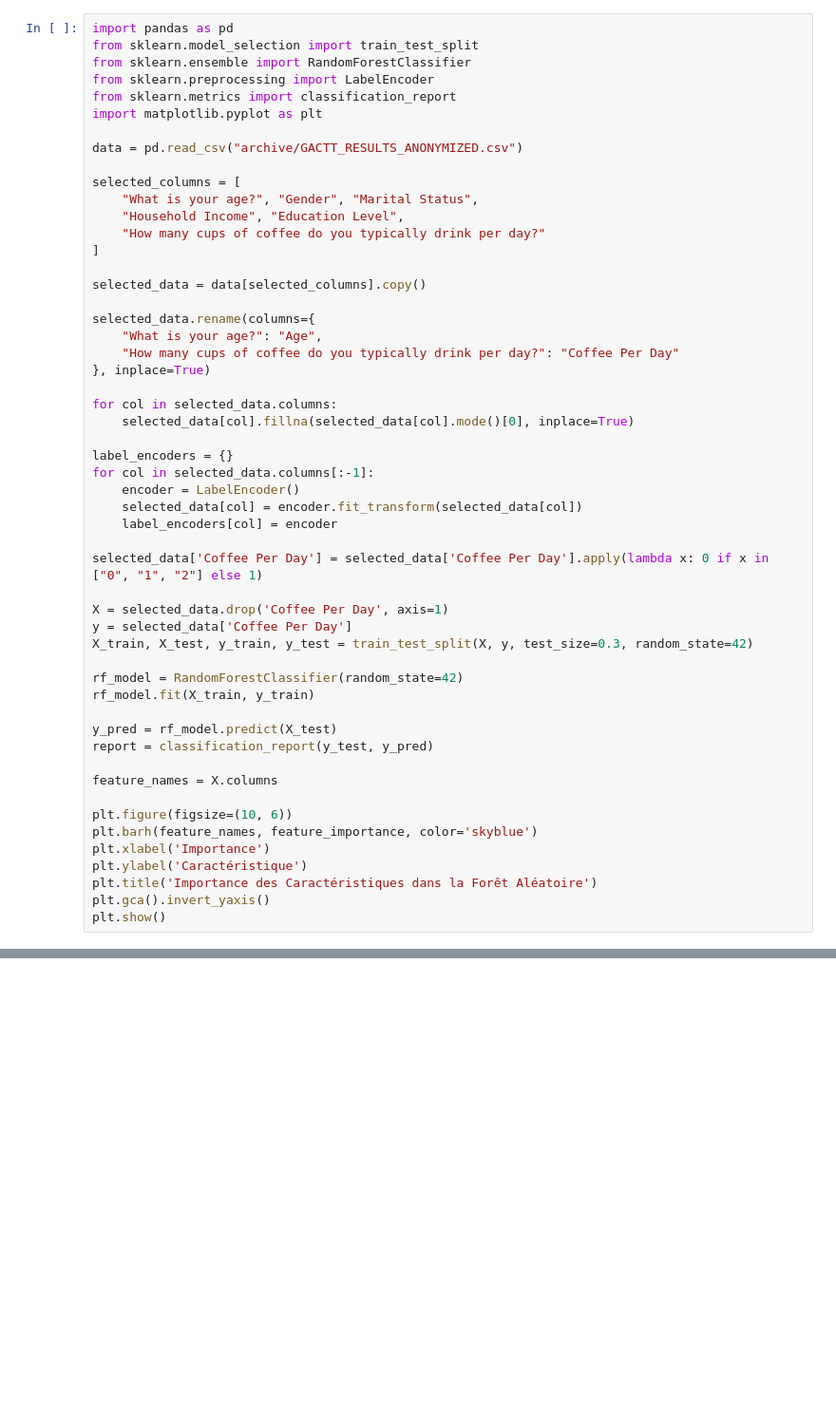
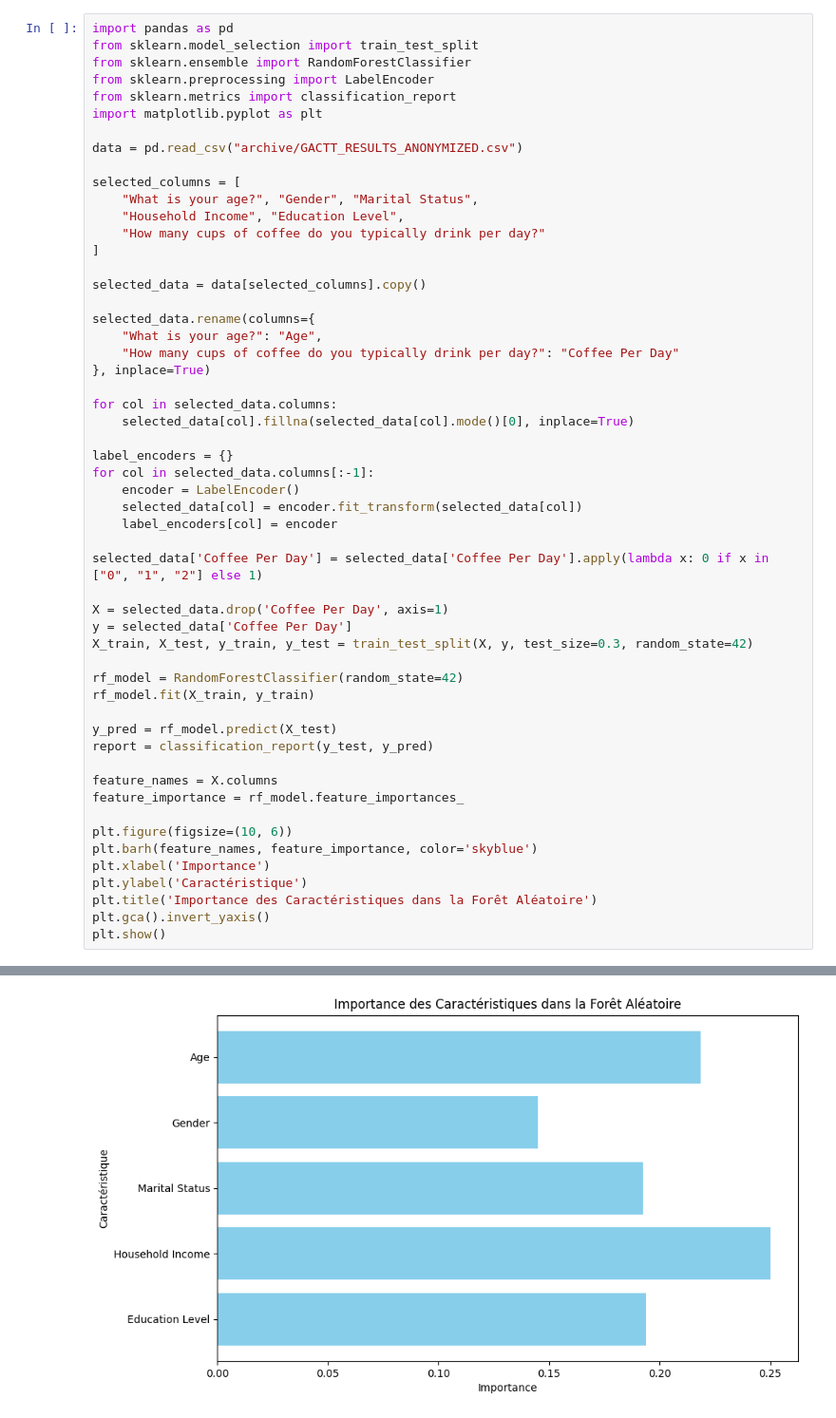
Before and after one commit to enasbo1/projet-classification, a Jupyter notebook: thibaultWorkfile.ipynb, the cells around one changed output, grey strips where cells are left out. Shown at 95% size. Cells and saved outputs as stored; diff of their text form; blank space fills up the shorter version.

```diff
--- a/thibaultWorkfile.ipynb
+++ b/thibaultWorkfile.ipynb
@@ -43,6 +43,7 @@ y_pred = rf_model.predict(X_test)
 report = classification_report(y_test, y_pred)
 
 feature_names = X.columns
+feature_importance = rf_model.feature_importances_
 
 plt.figure(figsize=(10, 6))
 plt.barh(feature_names, feature_importance, color='skyblue')
@@ -55,0 +56 @@ ModuleNotFoundError: No module named 'pandas'
+[figure, added]
```
Also changed, not shown: parts of 1 cell of this notebook, 2 other files.
